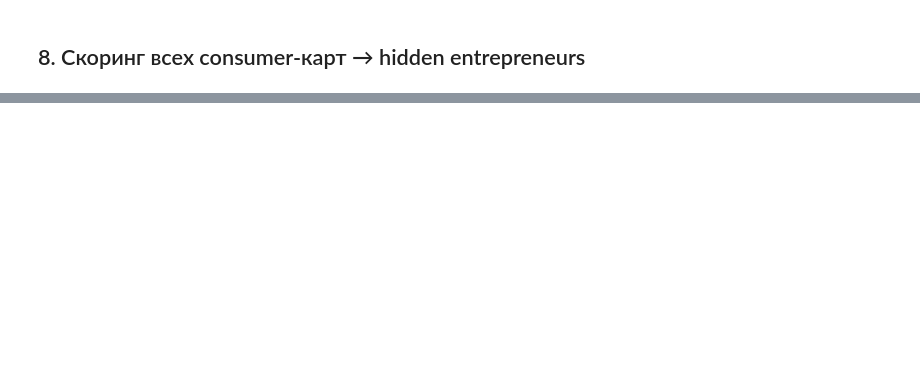
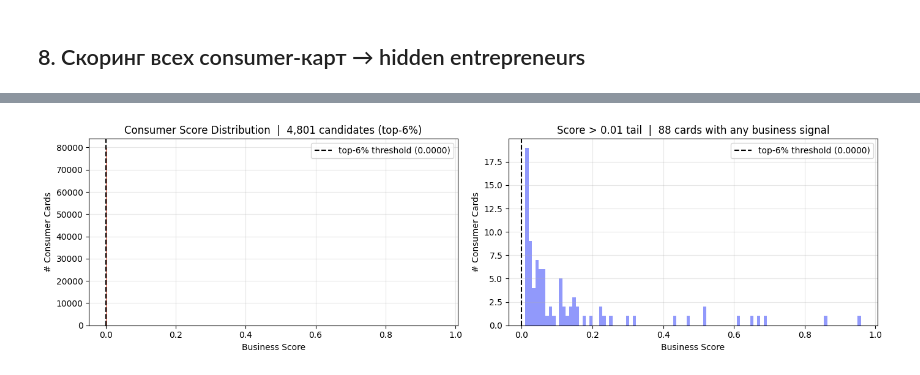
Before and after one commit to kaldybekoff/mastercard, a Jupyter notebook: notebooks/03_model.ipynb, the cells around one changed output, grey strips where cells are left out. Cells and saved outputs as stored; diff of their text form; code cells hidden in the pictures; blank space fills up the shorter version.

```diff
--- a/notebooks/03_model.ipynb
+++ b/notebooks/03_model.ipynb
@@ -66,10 +96,9 @@ metrics_baseline = evaluate_on_holdout(y_holdout_all, scores_baseline, label="Lo
 
 ~10-15 минут на 10 итерациях.
 # %%
-pu_lgbm = PUBaggingClassifier(n_iterations=10, verbose=True)
-pu_lgbm.fit(X_pos_train, X_unlabeled)
+pu_lgbm = PUBaggingClassifier(n_iterations=10)
+pu_lgbm.fit(X_pos_train, X_unlabeled, verbose=True)
 save_model(pu_lgbm, "pu_bagging_lgbm")
 
-# Скоры на holdout (biz + consumer)
 scores_lgbm = pu_lgbm.predict_proba_business(X_holdout_all)
 metrics_lgbm = evaluate_on_holdout(y_holdout_all, scores_lgbm, label="PU-LightGBM")
@@ -183,34 +261,55 @@ plt.show()
 ## 8. Скоринг всех consumer-карт → hidden entrepreneurs
 # %%
 import polars as pl
-from src.config import PROCESSED_DIR
+from src.config import PROCESSED_DIR, HIDDEN_ENTREPRENEUR_SHARE
 
-# OOB-скоры уже есть для consumer из fit()
-consumer_scores = pu_lgbm.scores_
+# Скорим все 80K consumer-карт через predict_proba_business (mean по N моделям).
+consumer_fm = fm.filter(pl.col("label") == 0).to_pandas().reset_index(drop=True)
+all_consumer_scores = pu_lgbm.predict_proba_business(consumer_fm[feature_cols])
+consumer_fm["business_score"] = all_consumer_scores
 
-# Собираем consumer карты с их скорами
-consumer_fm = fm.filter(pl.col("label") == 0).to_pandas()
-consumer_fm = consumer_fm.reset_index(drop=True)
-consumer_fm["business_score"] = consumer_scores
+# --- Порог по prior из бизнес-кейса: 6% от 80K = 4800 карт ---
+n_hidden_prior = int(len(consumer_fm) * HIDDEN_ENTREPRENEUR_SHARE)
+threshold_topn = float(sorted(all_consumer_scores, reverse=True)[n_hidden_prior])
 
-# Hidden entrepreneurs по порогу
-threshold = DEFAULT_THRESHOLD
-hidden = consumer_fm[consumer_fm["business_score"] >= threshold]
-print(f"Threshold: {threshold}")
-print(f"Hidden entrepreneurs identified: {len(hidden):,} / {len(consumer_fm):,} = {len(hidden)/len(consumer_fm)*100:.1f}%")
+print("=== Score distribution по порогам ===")
+for thr in [0.7, 0.5, 0.3, 0.1, 0.05, 0.01]:
+    n = (all_consumer_scores >= thr).sum()
+    print(f"  threshold={thr:.2f}: {n:,} cards ({n/len(consumer_fm)*100:.1f}%)")
 
-# Сохраняем для сегментации
+print(f"\nTop-{HIDDEN_ENTREPRENEUR_SHARE*100:.0f}% prior ({n_hidden_prior:,} cards): score >= {threshold_topn:.4f}")
+
+# Сохраняем по prior-порогу
+hidden = consumer_fm[consumer_fm["business_score"] >= threshold_topn]
+print(f"\nHidden entrepreneurs (top-{HIDDEN_ENTREPRENEUR_SHARE*100:.0f}%): {len(hidden):,} cards")
+
 scored_path = PROCESSED_DIR / "consumer_scored.parquet"
 pl.from_pandas(consumer_fm[["card_number", "business_score"] + feature_cols]).write_parquet(scored_path)
 print(f"Saved → {scored_path}")
 
-# Score distribution
-fig, ax = plt.subplots(figsize=(9, 4))
-ax.hist(consumer_scores, bins=100, color="#EF553B", alpha=0.7)
-ax.axvline(threshold, color="black", linestyle="--", label=f"threshold={threshold}")
-ax.set_xlabel("Business Score")
-ax.set_ylabel("# Consumer Cards")
-ax.set_title(f"Consumer Card Score Distribution  |  {len(hidden):,} candidates")
-ax.legend()
-ax.grid(alpha=0.3)
+fig, axes = plt.subplots(1, 2, figsize=(14, 4))
+
+# Полное распределение
+axes[0].hist(all_consumer_scores, bins=200, color="#EF553B", alpha=0.7)
+axes[0].axvline(threshold_topn, color="black", linestyle="--",
+                label=f"top-6% threshold ({threshold_topn:.4f})")
+axes[0].set_xlabel("Business Score")
+axes[0].set_ylabel("# Consumer Cards")
+axes[0].set_title(f"Consumer Score Distribution  |  {len(hidden):,} candidates (top-6%)")
+axes[0].legend()
+axes[0].grid(alpha=0.3)
+
+# Хвост (score > 0.01) — скрытые предприниматели
+tail = all_consumer_scores[all_consumer_scores > 0.01]
+axes[1].hist(tail, bins=100, color="#636EFA", alpha=0.7)
+axes[1].axvline(threshold_topn, color="black", linestyle="--",
+                label=f"top-6% threshold ({threshold_topn:.4f})")
+axes[1].set_xlabel("Business Score")
+axes[1].set_ylabel("# Consumer Cards")
+axes[1].set_title(f"Score > 0.01 tail  |  {len(tail):,} cards with any business signal")
+axes[1].legend()
+axes[1].grid(alpha=0.3)
+
+plt.tight_layout()
 plt.show()
+# %% [output]
@@ -217,3 +328,4 @@ plt.show()
+[figure, added]
 # %%
 print("=== ИТОГИ ===")
 print(f"Baseline  ROC-AUC={metrics_baseline['roc_auc']:.4f}  PR-AUC={metrics_baseline['pr_auc']:.4f}")
```
Also changed, not shown: parts of 9 cells of this notebook, 35 other files.
